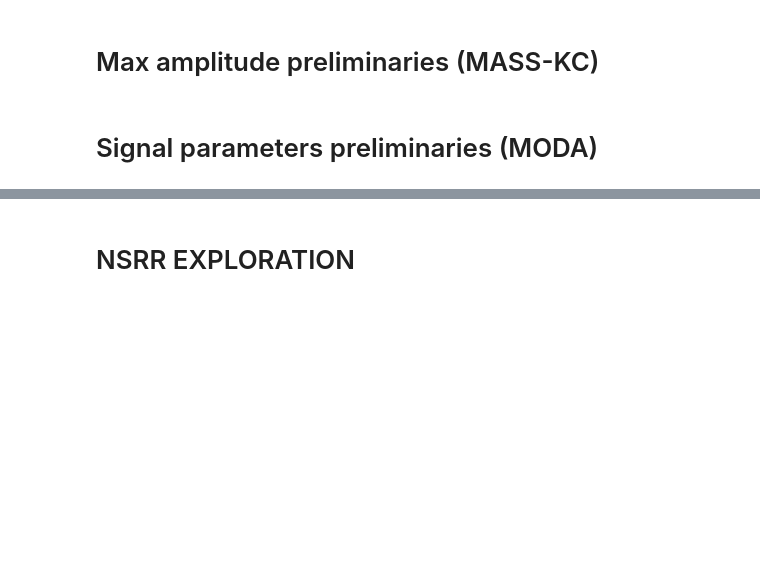
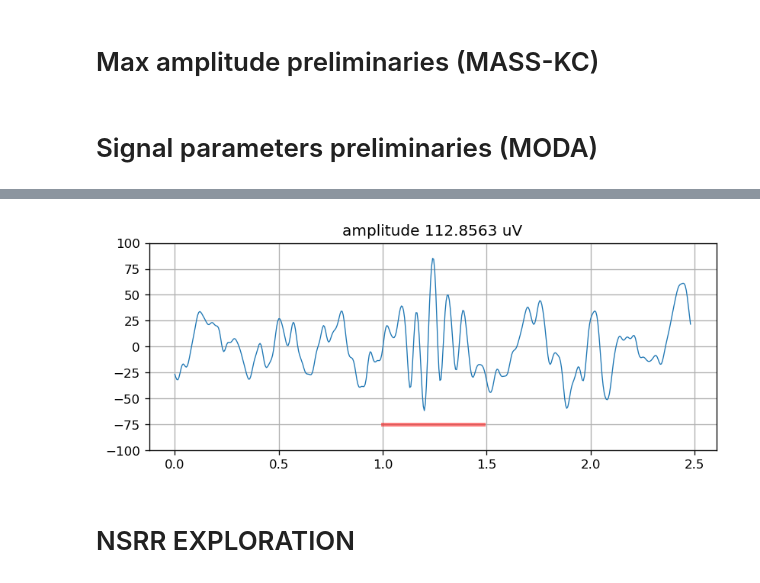
Before and after one commit to nicolasigor/sleep-rnn, a Jupyter notebook: figs_thesis/2021_eda_nsrr_page_exclusion.ipynb, the cells around one changed output, grey strips where cells are left out. Saved outputs shown, nothing was run; the diff lists cells and outputs as text; code cells hidden in the pictures; blank space fills up the shorter version.

```diff
--- a/figs_thesis/2021_eda_nsrr_page_exclusion.ipynb
+++ b/figs_thesis/2021_eda_nsrr_page_exclusion.ipynb
@@ -123,3 +179,22 @@ plt.show()
+# %%
+which_to_visualize = 0
+
+segment_signal = to_visualize[which_to_visualize]
+time_axis = np.arange(segment_signal.size) / moda.fs
+mark_to_viz = np.array([moda.fs, segment_signal.size - moda.fs], dtype=np.int32)
+filt_signal = param_filtering_fn(segment_signal, moda.fs, constants.SPINDLE)
+spindle = filt_signal[mark_to_viz[0]:mark_to_viz[1]+1]
+amplitude = param_amplitude_fn(spindle, moda.fs, constants.SPINDLE)
+
+fig, ax = plt.subplots(1, 1, figsize=(8, 3), dpi=120)
+ax.plot(time_axis, segment_signal, linewidth=0.8)
+ax.plot(mark_to_viz / moda.fs, [-75, -75], linewidth=3, color="r", alpha=0.5)
+ax.set_ylim([-100, 100])
+ax.set_title("amplitude %1.4f uV" % amplitude)
+ax.grid()
+plt.show()
+# %% [output]
+[figure, added]
 # %% [markdown]
 # NSRR EXPLORATION
 # %%
```
Also changed, not shown: parts of 8 cells of this notebook.
